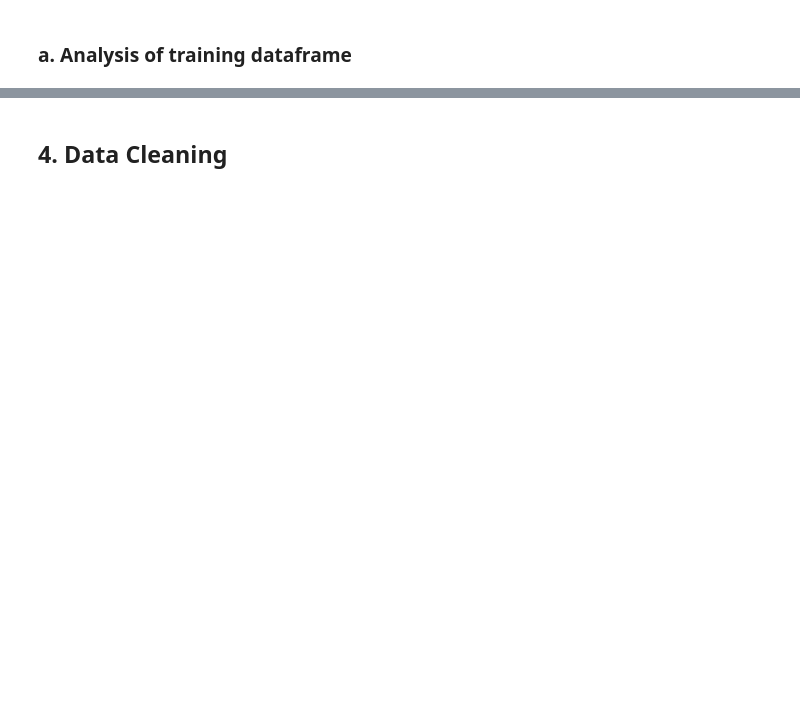
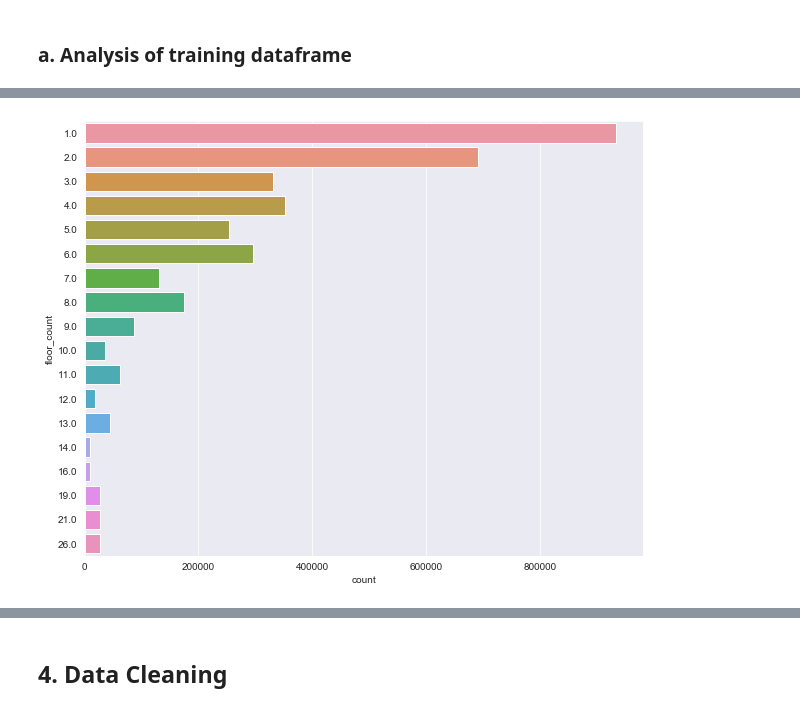
Before and after one commit to Joy879/DataScience-GreatEnergyPredictor, a Jupyter notebook: ASHRAE - Great Energy Predictor III.ipynb, the cells around one changed output, grey strips where cells are left out. Saved outputs shown, nothing was run; the diff lists cells and outputs as text; code cells hidden in the pictures; blank space fills up the shorter version.

```diff
--- a/ASHRAE - Great Energy Predictor III.ipynb
+++ b/ASHRAE - Great Energy Predictor III.ipynb
@@ -114,7 +227,9 @@ plt.show()
 # %%
 # Will removing floor count affect my model?
 plt.figure(figsize=(10, 8))
-sns.countplot(y='floor_count', data=train_df)
+sns.countplot(y='floor_count', data=merged_df)
 plt.show()
+# %% [output]
+[figure, added]
 # %%
 plt.figure(figsize=(10, 8))
```
Also changed, not shown: parts of 29 cells of this notebook, 1 other file.
